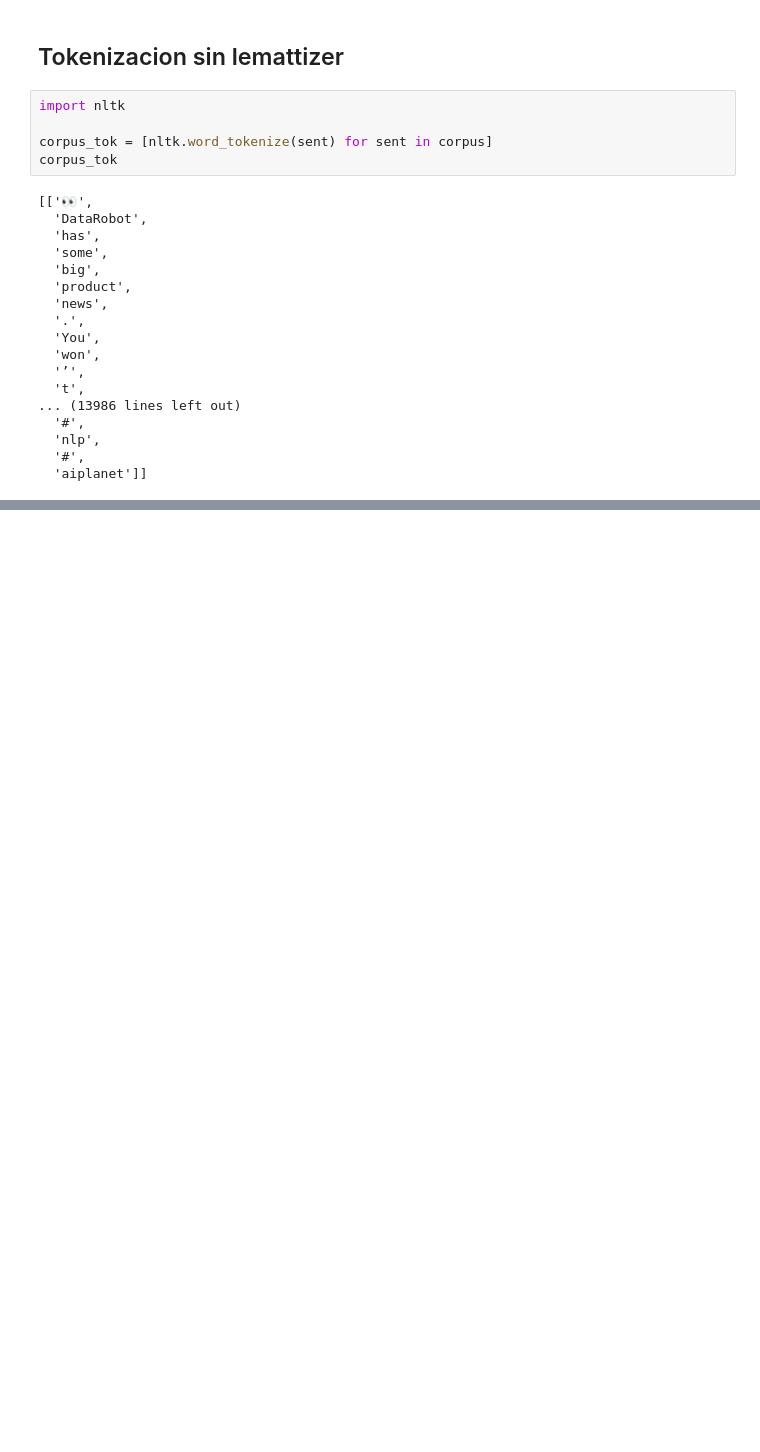
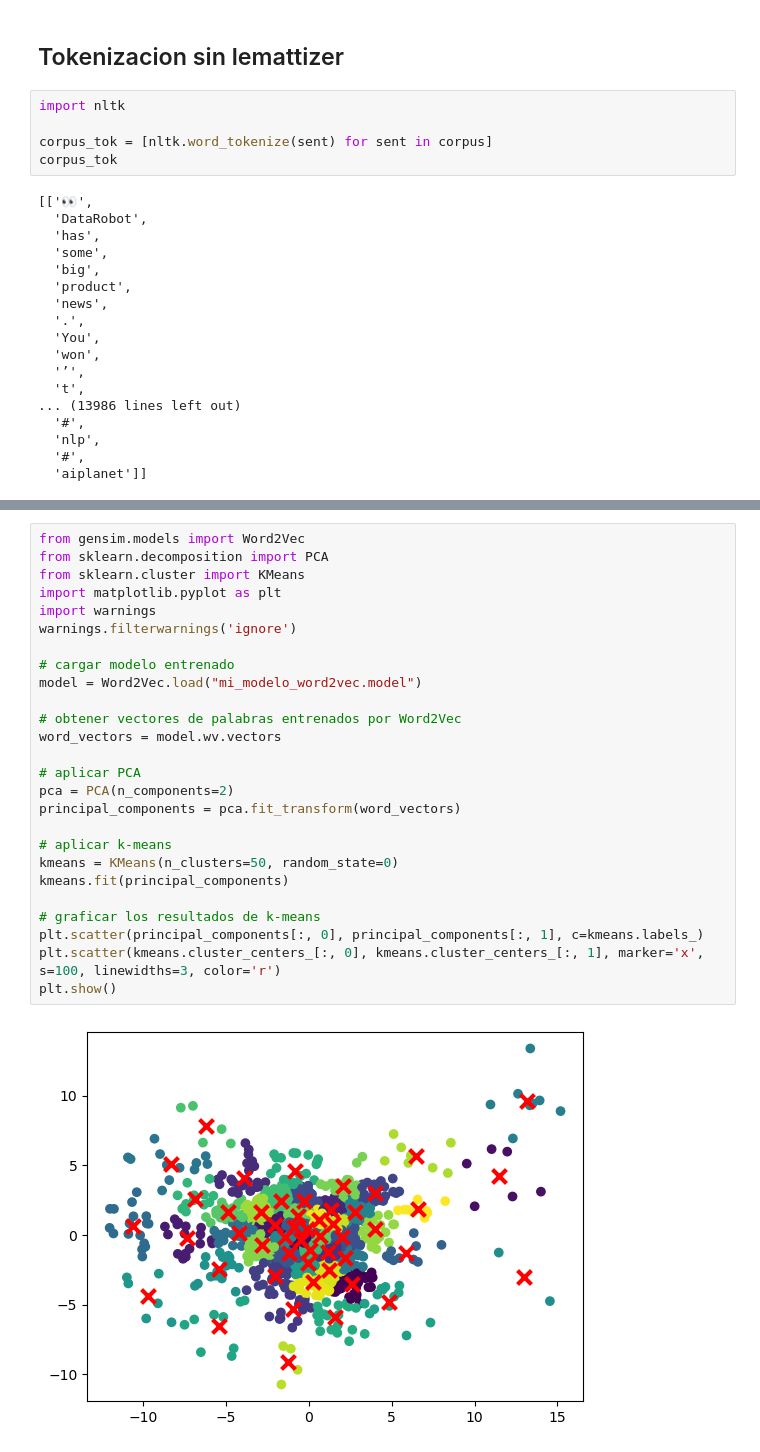
Before and after one commit to williamasesoftware/Research_bias, a Jupyter notebook: team_work.ipynb, the cells around one changed output, grey strips where cells are left out. Saved outputs shown, nothing was run; the diff lists cells and outputs as text; blank space fills up the shorter version.

```diff
--- a/team_work.ipynb
+++ b/team_work.ipynb
@@ -107,0 +152,28 @@ similitud
+# %%
+from gensim.models import Word2Vec
+from sklearn.decomposition import PCA
+from sklearn.cluster import KMeans
+import matplotlib.pyplot as plt
+import warnings
+warnings.filterwarnings('ignore')
+
+# cargar modelo entrenado
+model = Word2Vec.load("mi_modelo_word2vec.model")
+
+# obtener vectores de palabras entrenados por Word2Vec
+word_vectors = model.wv.vectors
+
+# aplicar PCA
+pca = PCA(n_components=2)
+principal_components = pca.fit_transform(word_vectors)
+
+# aplicar k-means
+kmeans = KMeans(n_clusters=50, random_state=0)
+kmeans.fit(principal_components)
+
+# graficar los resultados de k-means
+plt.scatter(principal_components[:, 0], principal_components[:, 1], c=kmeans.labels_)
+plt.scatter(kmeans.cluster_centers_[:, 0], kmeans.cluster_centers_[:, 1], marker='x', s=100, linewidths=3, color='r')
+plt.show()
+# %% [output]
+[figure, added]
```
Also changed, not shown: parts of 7 cells of this notebook, 1 other file.
